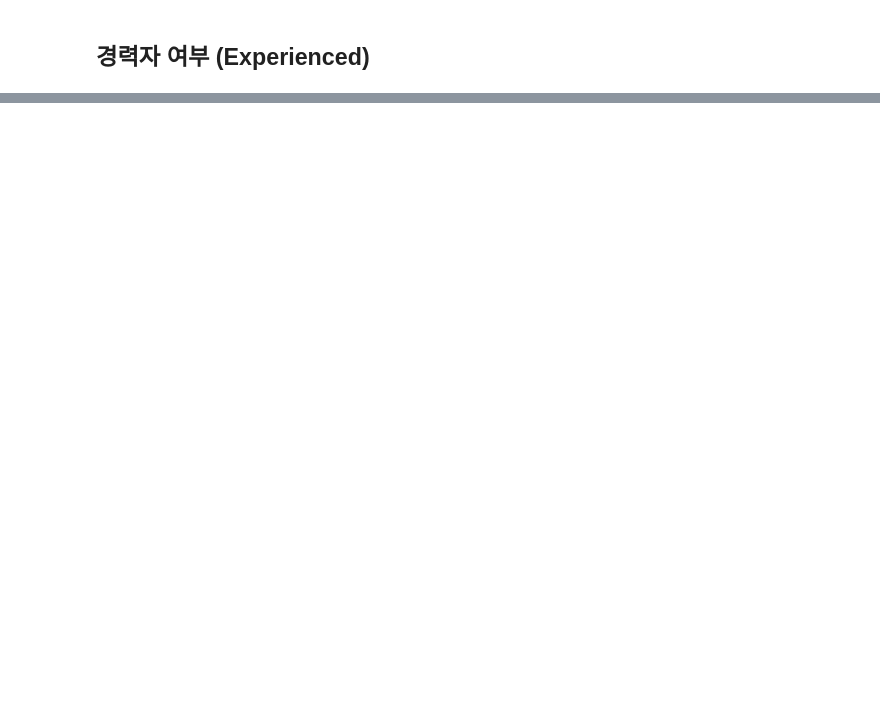
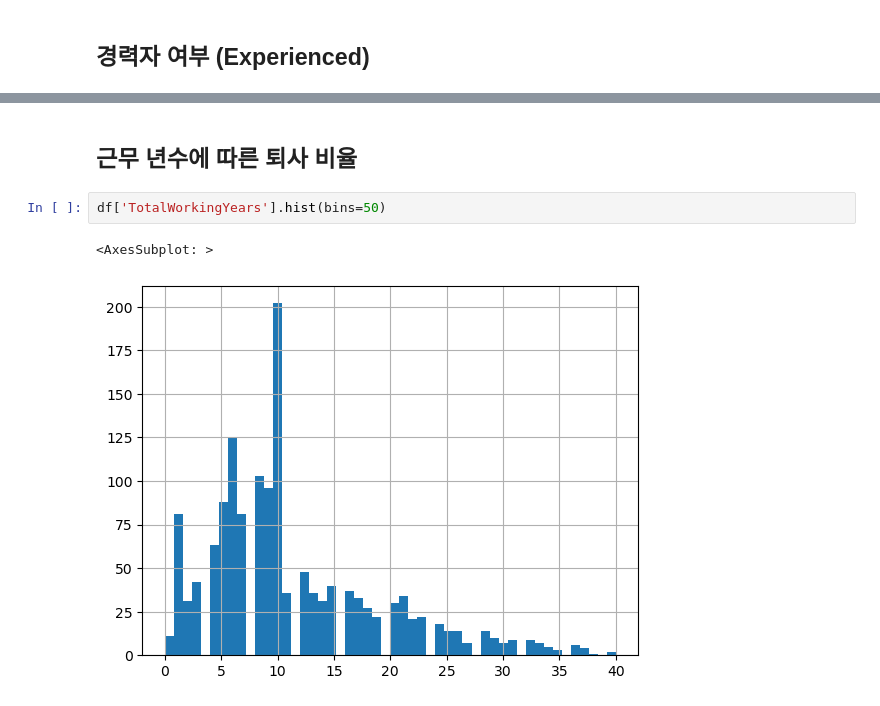
Before and after one commit to JounKK/AIS8_Final_HRA, a Jupyter notebook: 세연/Final_EDA_seyeon_0429.ipynb, the cells around one changed output, grey strips where cells are left out. Saved outputs shown, nothing was run; the diff lists cells and outputs as text; blank space fills up the shorter version.

```diff
--- a/세연/Final_EDA_seyeon_0429.ipynb
+++ b/세연/Final_EDA_seyeon_0429.ipynb
@@ -265,0 +433,7 @@ df_raw.head()
+# %% [markdown]
+## 근무 년수에 따른 퇴사 비율
+# %%
+df['TotalWorkingYears'].hist(bins=50)
+# %% [output]
+<AxesSubplot: >
+[figure, added]
```
Also changed, not shown: parts of 111 cells of this notebook.
